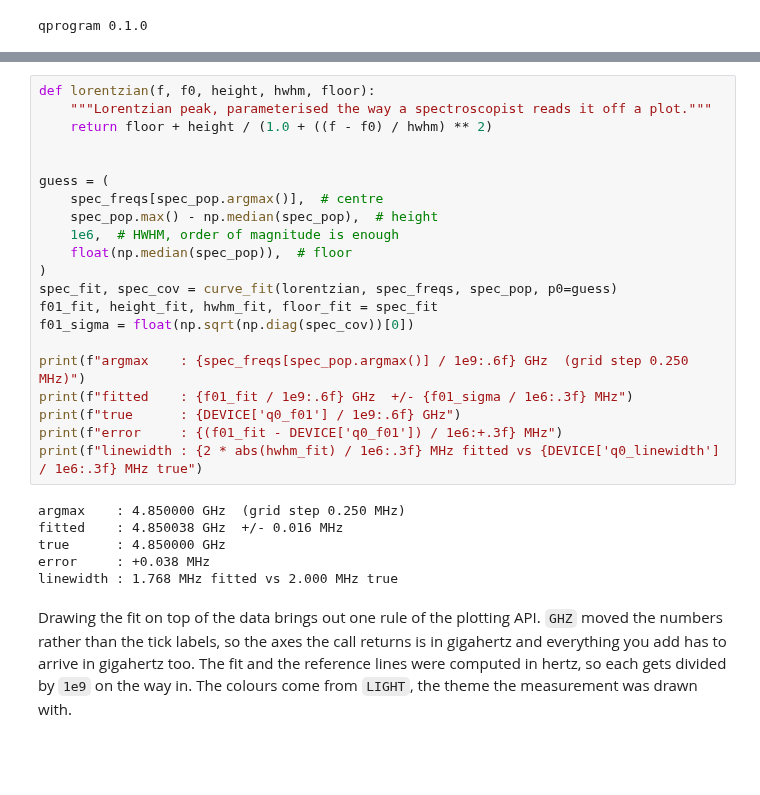
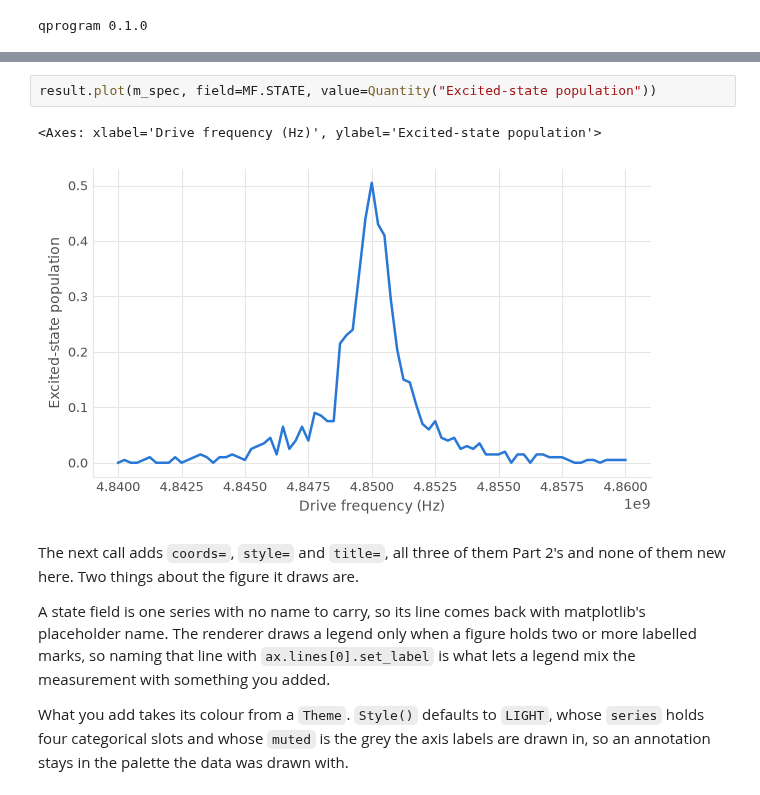
Before and after one commit to qilimanjaro-tech/ieee-qce26-qprogram-tutorial, a Jupyter notebook: notebooks/03_finding_the_qubit.ipynb, the cells around one changed output, grey strips where cells are left out. Drawn from its saved outputs; the diff is of its cells as text; blank space fills up the shorter version.

```diff
--- a/notebooks/03_finding_the_qubit.ipynb
+++ b/notebooks/03_finding_the_qubit.ipynb
@@ -224,30 +183,12 @@ with $\gamma$ the half width at half maximum, so the linewidth you would quote i
 # %%
-def lorentzian(f, f0, height, hwhm, floor):
-    """Lorentzian peak, parameterised the way a spectroscopist reads it off a plot."""
-    return floor + height / (1.0 + ((f - f0) / hwhm) ** 2)
-
-
-guess = (
-    spec_freqs[spec_pop.argmax()],  # centre
-    spec_pop.max() - np.median(spec_pop),  # height
-    1e6,  # HWHM, order of magnitude is enough
-    float(np.median(spec_pop)),  # floor
-)
-spec_fit, spec_cov = curve_fit(lorentzian, spec_freqs, spec_pop, p0=guess)
-f01_fit, height_fit, hwhm_fit, floor_fit = spec_fit
-f01_sigma = float(np.sqrt(np.diag(spec_cov))[0])
-
-print(f"argmax    : {spec_freqs[spec_pop.argmax()] / 1e9:.6f} GHz  (grid step 0.250 MHz)")
-print(f"fitted    : {f01_fit / 1e9:.6f} GHz  +/- {f01_sigma / 1e6:.3f} MHz")
-print(f"true      : {DEVICE['q0_f01'] / 1e9:.6f} GHz")
-print(f"error     : {(f01_fit - DEVICE['q0_f01']) / 1e6:+.3f} MHz")
-print(f"linewidth : {2 * abs(hwhm_fit) / 1e6:.3f} MHz fitted vs {DEVICE['q0_linewidth'] / 1e6:.3f} MHz true")
+result.plot(m_spec, field=MF.STATE, value=Quantity("Excited-state population"))
 # %% [output]
-argmax    : 4.850000 GHz  (grid step 0.250 MHz)
-fitted    : 4.850038 GHz  +/- 0.016 MHz
-true      : 4.850000 GHz
-error     : +0.038 MHz
-linewidth : 1.768 MHz fitted vs 2.000 MHz true
+<Axes: xlabel='Drive frequency (Hz)', ylabel='Excited-state population'>
+[figure, added]
 # %% [markdown]
-Drawing the fit on top of the data brings out one rule of the plotting API. `GHZ` moved the numbers rather than the tick labels, so the axes the call returns is in gigahertz and everything you add has to arrive in gigahertz too. The fit and the reference lines were computed in hertz, so each gets divided by `1e9` on the way in. The colours come from `LIGHT`, the theme the measurement was drawn with.
+The next call adds `coords=`, `style=` and `title=`, all three of them Part 2's and none of them new here. Two things about the figure it draws are.
+
+A state field is one series with no name to carry, so its line comes back with matplotlib's placeholder name. The renderer draws a legend only when a figure holds two or more labelled marks, so naming that line with `ax.lines[0].set_label` is what lets a legend mix the measurement with something you added.
+
+What you add takes its colour from a `Theme`. `Style()` defaults to `LIGHT`, whose `series` holds four categorical slots and whose `muted` is the grey the axis labels are drawn in, so an annotation stays in the palette the data was drawn with.
 # %%
```
Also changed, not shown: parts of 94 cells of this notebook, 2 other files.
